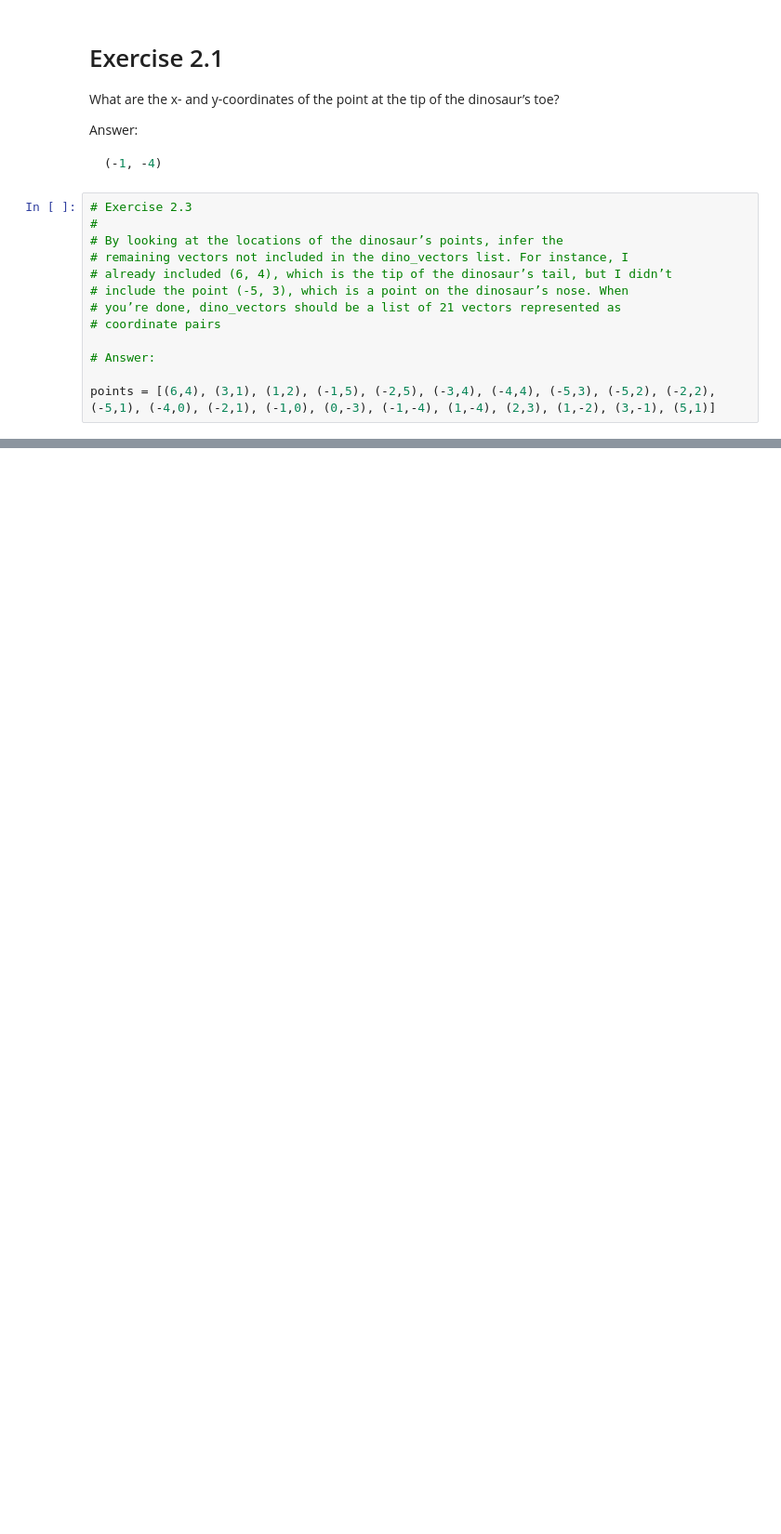
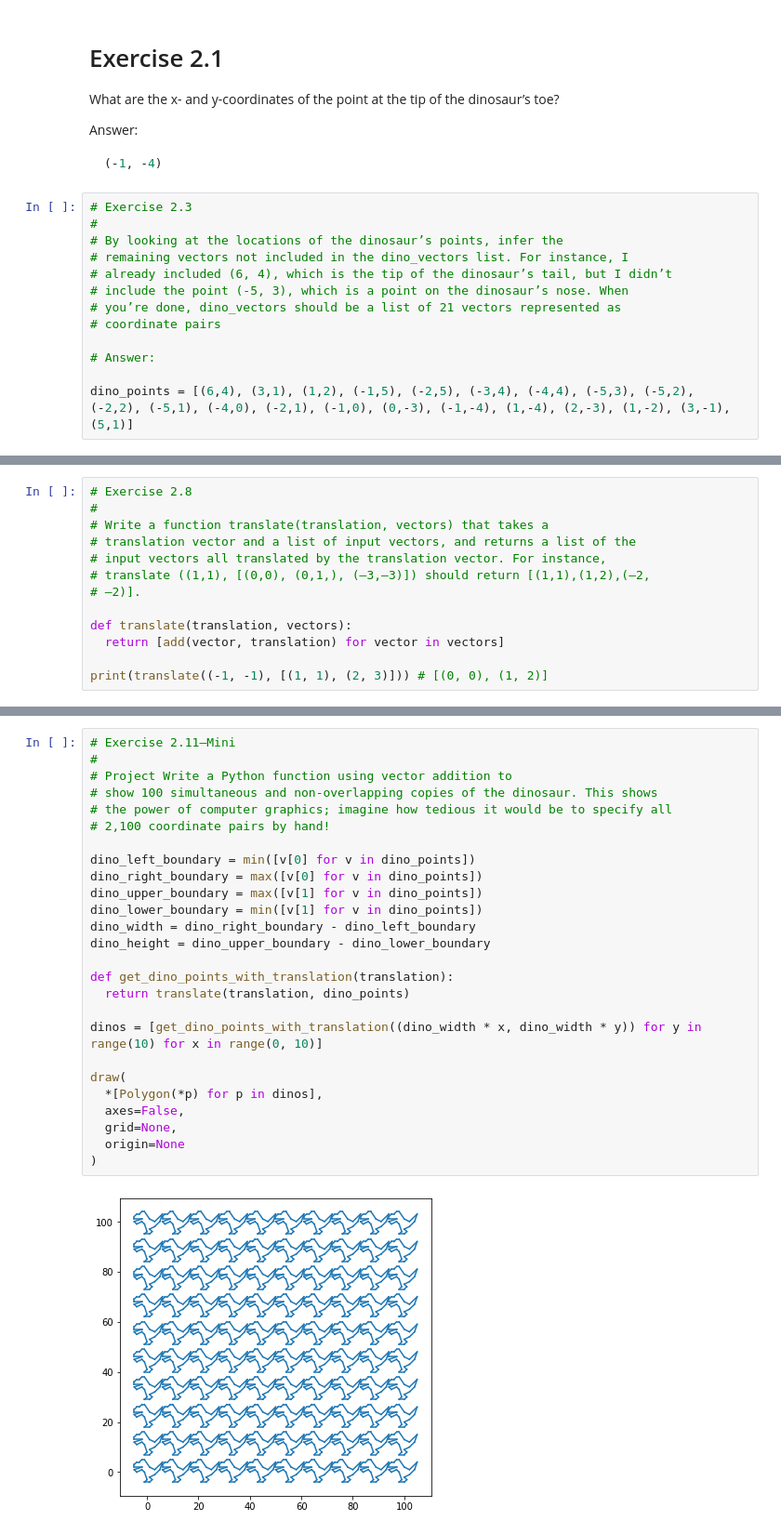
Before and after one commit to slaviqueue/math-for-programmers-exersices, a Jupyter notebook: notebooks/chapter-2/notebook.ipynb, the cells around one changed output, grey strips where cells are left out. Shown at 93% size. Cells and saved outputs as stored; diff of their text form; blank space fills up the shorter version.

```diff
--- a/notebooks/chapter-2/notebook.ipynb
+++ b/notebooks/chapter-2/notebook.ipynb
@@ -21,7 +21,7 @@ Answer:
 
 # Answer:
 
-points = [(6,4), (3,1), (1,2), (-1,5), (-2,5), (-3,4), (-4,4), (-5,3), (-5,2), (-2,2), (-5,1), (-4,0), (-2,1), (-1,0), (0,-3), (-1,-4), (1,-4), (2,3), (1,-2), (3,-1), (5,1)]
+dino_points = [(6,4), (3,1), (1,2), (-1,5), (-2,5), (-3,4), (-4,4), (-5,3), (-5,2), (-2,2), (-5,1), (-4,0), (-2,1), (-1,0), (0,-3), (-1,-4), (1,-4), (2,-3), (1,-2), (3,-1), (5,1)]
 # %%
 # Exercise 2.4
 #
@@ -41,0 +84,13 @@ draw(
+# %%
+# Exercise 2.8
+#
+# Write a function translate(translation, vectors) that takes a
+# translation vector and a list of input vectors, and returns a list of the
+# input vectors all translated by the translation vector. For instance,
+# translate ((1,1), [(0,0), (0,1,), (–3,–3)]) should return [(1,1),(1,2),(–2,
+# –2)].
+
+def translate(translation, vectors):
+  return [add(vector, translation) for vector in vectors]
+
+print(translate((-1, -1), [(1, 1), (2, 3)])) # [(0, 0), (1, 2)]
@@ -41,0 +112,28 @@ draw(
+# %%
+# Exercise 2.11—Mini
+#
+# Project Write a Python function using vector addition to
+# show 100 simultaneous and non-overlapping copies of the dinosaur. This shows
+# the power of computer graphics; imagine how tedious it would be to specify all
+# 2,100 coordinate pairs by hand!
+
+dino_left_boundary = min([v[0] for v in dino_points])
+dino_right_boundary = max([v[0] for v in dino_points])
+dino_upper_boundary = max([v[1] for v in dino_points])
+dino_lower_boundary = min([v[1] for v in dino_points])
+dino_width = dino_right_boundary - dino_left_boundary
+dino_height = dino_upper_boundary - dino_lower_boundary
+
+def get_dino_points_with_translation(translation):
+  return translate(translation, dino_points)
+
+dinos = [get_dino_points_with_translation((dino_width * x, dino_width * y)) for y in range(10) for x in range(0, 10)]
+
+draw(
+  *[Polygon(*p) for p in dinos],
+  axes=False,
+  grid=None,
+  origin=None
+)
+# %% [output]
+[figure, added]
```
Also changed, not shown: parts of 6 cells of this notebook.
